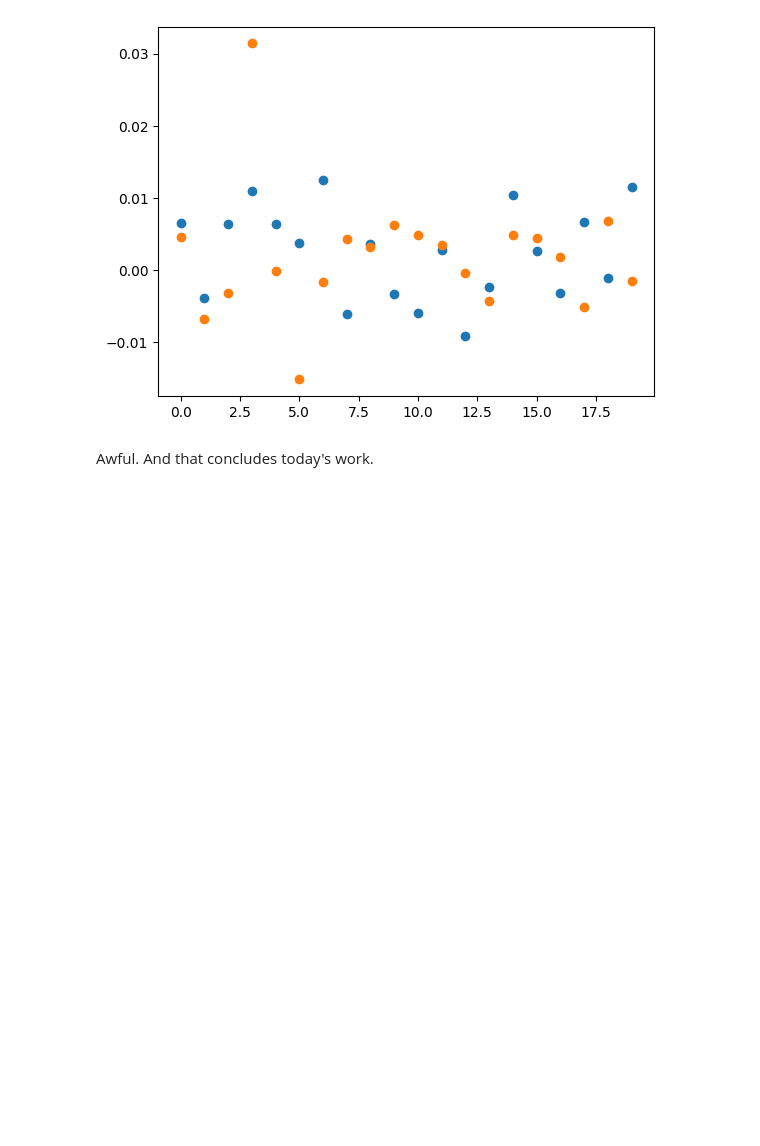
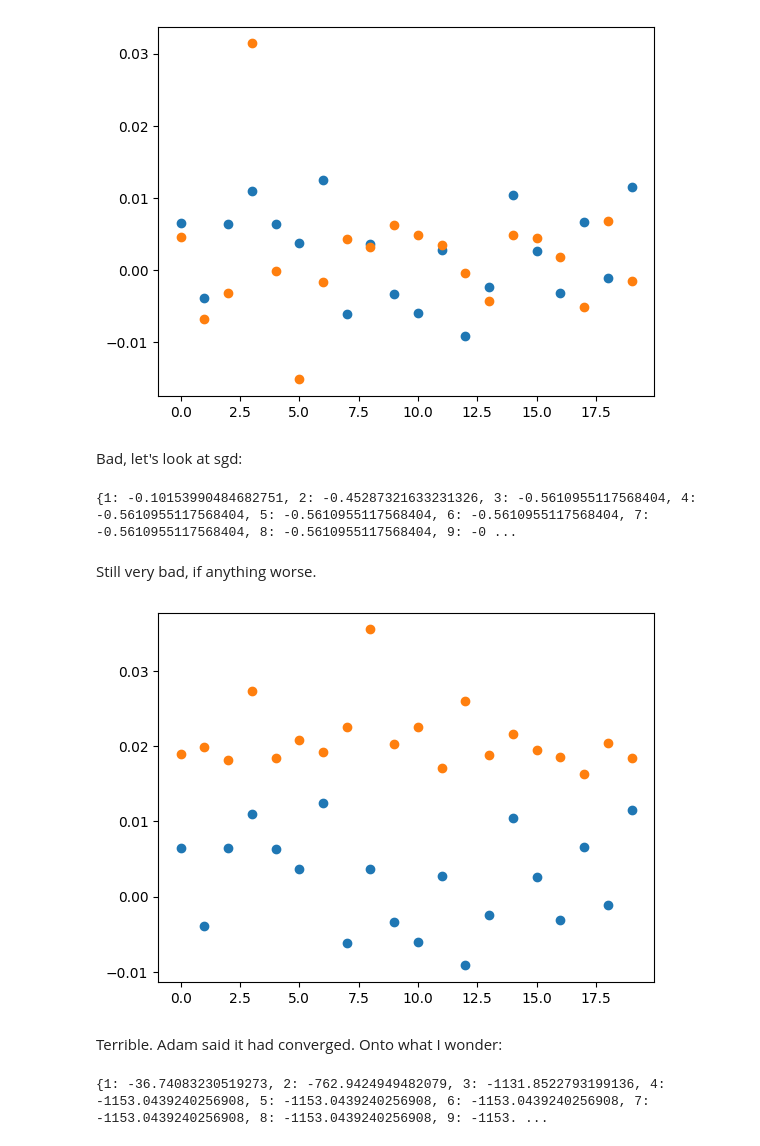
Before and after one commit to MartinKlefas/News-NasDAQ, a Jupyter notebook: Inspecting Models.ipynb, the cells around one changed output. Saved outputs shown, nothing was run; the diff lists cells and outputs as text; code cells hidden in the pictures; blank space fills up the shorter version.

```diff
--- a/Inspecting Models.ipynb
+++ b/Inspecting Models.ipynb
@@ -59,5 +46,49 @@ plt.scatter(x_values[0:20],Y_Predict[0:20])
 plt.show()
 # %% [output]
 [figure]
-# %% [markdown]
-Awful. And that concludes today's work.
+# %% [markdown]
+Bad, let's look at sgd:
+# %%
+from sklearn.neural_network import MLPRegressor
+solver_name = "sgd"
+
+errors = dict()
+for iter in range(1,19):
+    strName = f"{solver_name} - {iter}.pkl"
+
+    errors[iter] = models[strName].score(x_test,y_test)
+
+print(errors)
+# %% [output]
+{1: -0.10153990484682751, 2: -0.45287321633231326, 3: -0.5610955117568404, 4: -0.5610955117568404, 5: -0.5610955117568404, 6: -0.5610955117568404, 7: -0.5610955117568404, 8: -0.5610955117568404, 9: -0 ...
+# %% [markdown]
+Still very bad, if anything worse.
+# %%
+import matplotlib.pyplot as plt
+import math
+
+x_values = range(len(y_test))
+
+Y_Predict = models["sgd - 14.pkl"].predict(x_test)
+
+plt.scatter(x_values[0:20],y_test[0:20])
+plt.scatter(x_values[0:20],Y_Predict[0:20])
+#plt.ylim(-0.02,0.02)
+plt.show()
+# %% [output]
+[figure, added]
+# %% [markdown]
+Terrible. Adam said it had converged. Onto what I wonder:
+# %%
+from sklearn.neural_network import MLPRegressor
+solver_name = "adam"
+
+errors = dict()
+for iter in range(1,19):
+    strName = f"{solver_name} - {iter}.pkl"
+
+    errors[iter] = models[strName].score(x_test,y_test)
+
+print(errors)
+# %% [output]
+{1: -36.74083230519273, 2: -762.9424949482079, 3: -1131.8522793199136, 4: -1153.0439240256908, 5: -1153.0439240256908, 6: -1153.0439240256908, 7: -1153.0439240256908, 8: -1153.0439240256908, 9: -1153. ...
```
Also changed, not shown: parts of 7 cells of this notebook, 3 other files.
